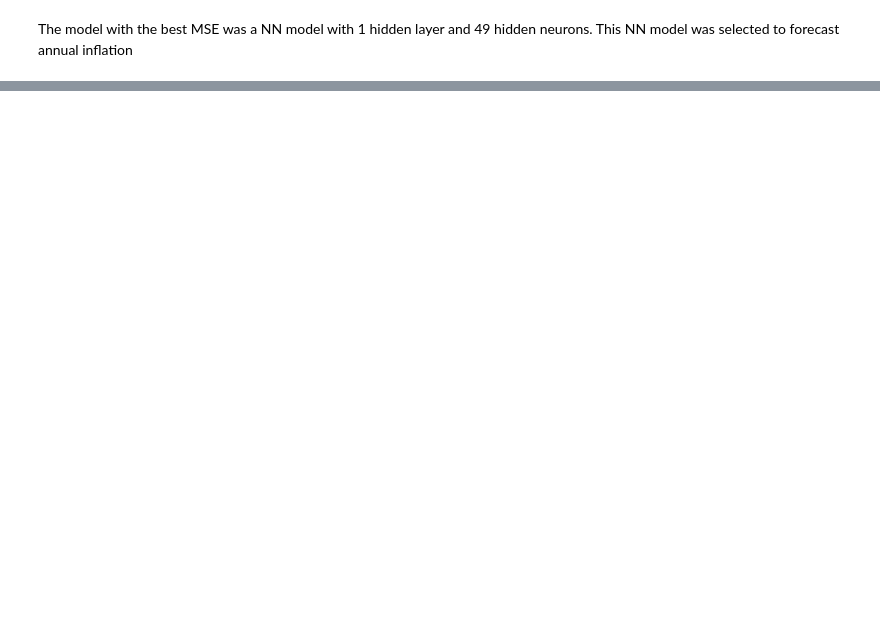
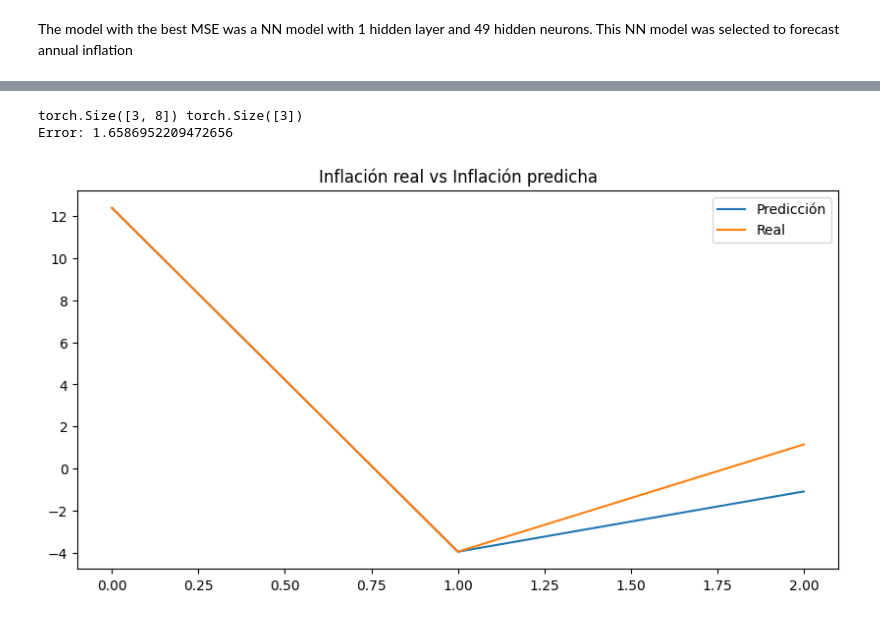
Before and after one commit to NataliaPerez08/Proyecto-Redes-Neuronales, a Jupyter notebook: proyecto.ipynb, the cells around one changed output, grey strips where cells are left out. Saved outputs shown, nothing was run; the diff lists cells and outputs as text; code cells hidden in the pictures; blank space fills up the shorter version.

```diff
--- a/proyecto.ipynb
+++ b/proyecto.ipynb
@@ -239,0 +270,7 @@ print(cm)
+# %%
+# Comparemos las predicciones del 2021 al 2023 del modelo con las del banco de Mexico
+
+# Seleccionar los datos del 2021 al 2023
+df_2021_2023 = df_eneros[df_eneros['Fecha'].str.contains('2021|2022|2023')]
+df_2021_2023 = df_2021_2023.reset_index(drop=True)
+df_2021_2023.head()
@@ -239,0 +282,29 @@ print(cm)
+# %%
+# Definir y con:
+y = df_2021_2023[columnas[3]]
+# Definir X con:
+X = np.array(df_2021_2023[[columnas[1], columnas[2], columnas[4], columnas[5], columnas[6], columnas[7], columnas[8], columnas[9]]])
+# Normalizar los datos
+X = scaler.transform(X)
+# Convertir a tensor
+X = torch.tensor(X, dtype=torch.float32)
+y = torch.tensor(y, dtype=torch.float32)
+print(X.shape, y.shape)
+
+# Predecir
+y_pred = model(X)
+y_pred = y_pred.view(-1)
+# Calcular el error
+error = loss_function(y_pred, y)
+print(f'Error: {error.item()}')
+# Graficar la inflación real y la inflación predicha
+plt.figure(figsize=(10,5))
+plt.plot(y_pred.detach().numpy(), label='Predicción')
+plt.plot(y.detach().numpy(), label='Real')
+plt.legend()
+plt.title('Inflación real vs Inflación predicha')
+plt.show()
+# %% [output]
+torch.Size([3, 8]) torch.Size([3])
+Error: 1.6586952209472656
+[figure, added]
```
Also changed, not shown: parts of 9 cells of this notebook.
